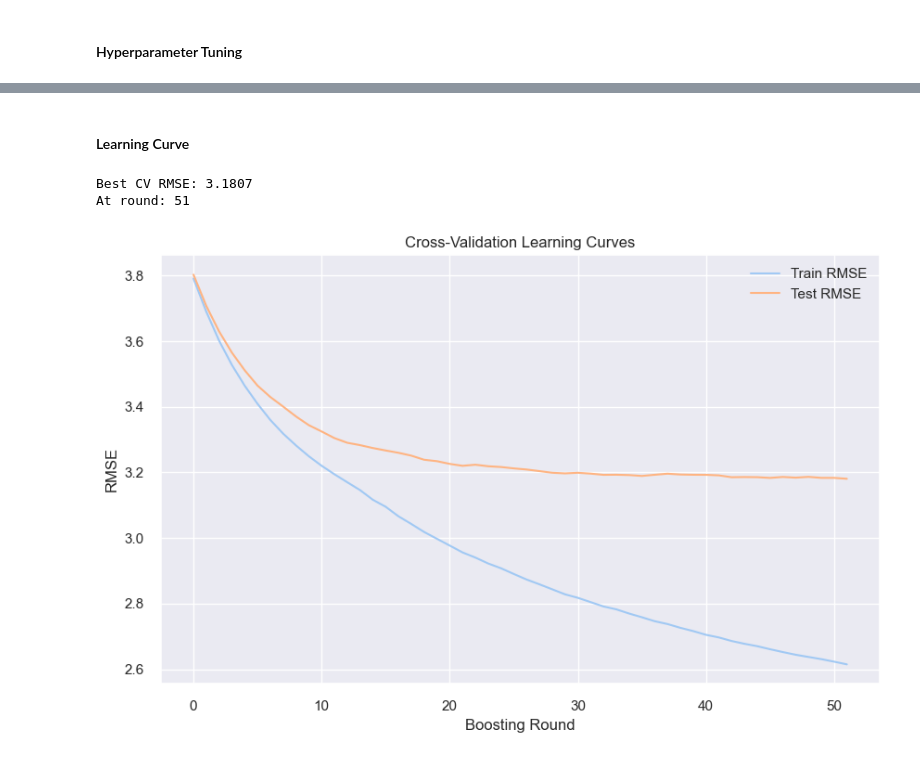
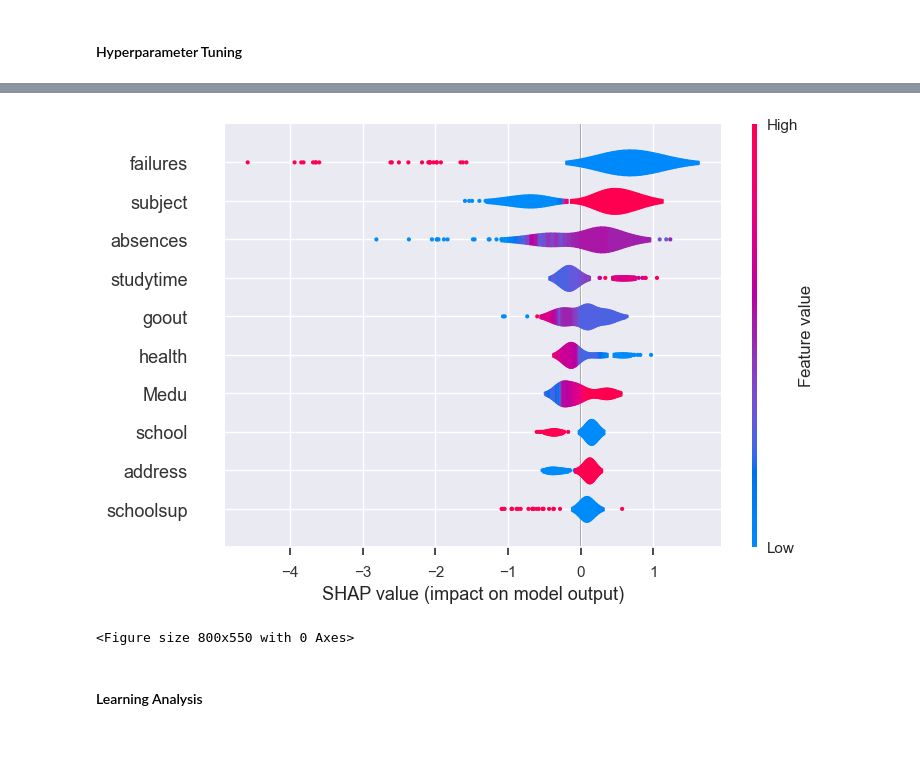
Before and after one commit to marek-hradil/ib031-project, a Jupyter notebook: notebooks/baugi.ipynb, the cells around one changed output, grey strips where cells are left out. Drawn from its saved outputs; the diff is of its cells as text; code cells hidden in the pictures.

```diff
--- a/notebooks/baugi.ipynb
+++ b/notebooks/baugi.ipynb
@@ -606,29 +640,10 @@ plt.show()
+# %%
+plt.figure(figsize=(10, 6))
+shap.plots.violin(shap_values, X_test, max_display=10)
+plt.tight_layout()
+plt.show()
+# %% [output]
+[figure, added]
+<Figure size 800x550 with 0 Axes>
 # %% [markdown]
-#### Learning Curve
+#### Learning Analysis
-# %%
-cv_results = xgb.cv(
-    grid_search.best_params_,
-    dtrain,
-    num_boost_round=1000,
-    nfold=5,
-    metrics='rmse',
-    early_stopping_rounds=10,
-    seed=42,
-    shuffle=True
-)
-
-print(f"Best CV RMSE: {cv_results['test-rmse-mean'].min():.4f}")
-print(f"At round: {cv_results['test-rmse-mean'].argmin()}")
-
-plt.figure(figsize=(10, 6))
-plt.plot(cv_results['train-rmse-mean'], label='Train RMSE')
-plt.plot(cv_results['test-rmse-mean'], label='Test RMSE')
-plt.xlabel('Boosting Round')
-plt.ylabel('RMSE')
-plt.title('Cross-Validation Learning Curves')
-plt.legend()
-plt.show()
-# %% [output]
-Best CV RMSE: 3.1807
-At round: 51
-[figure, removed]
```
Also changed, not shown: parts of 25 cells of this notebook.
